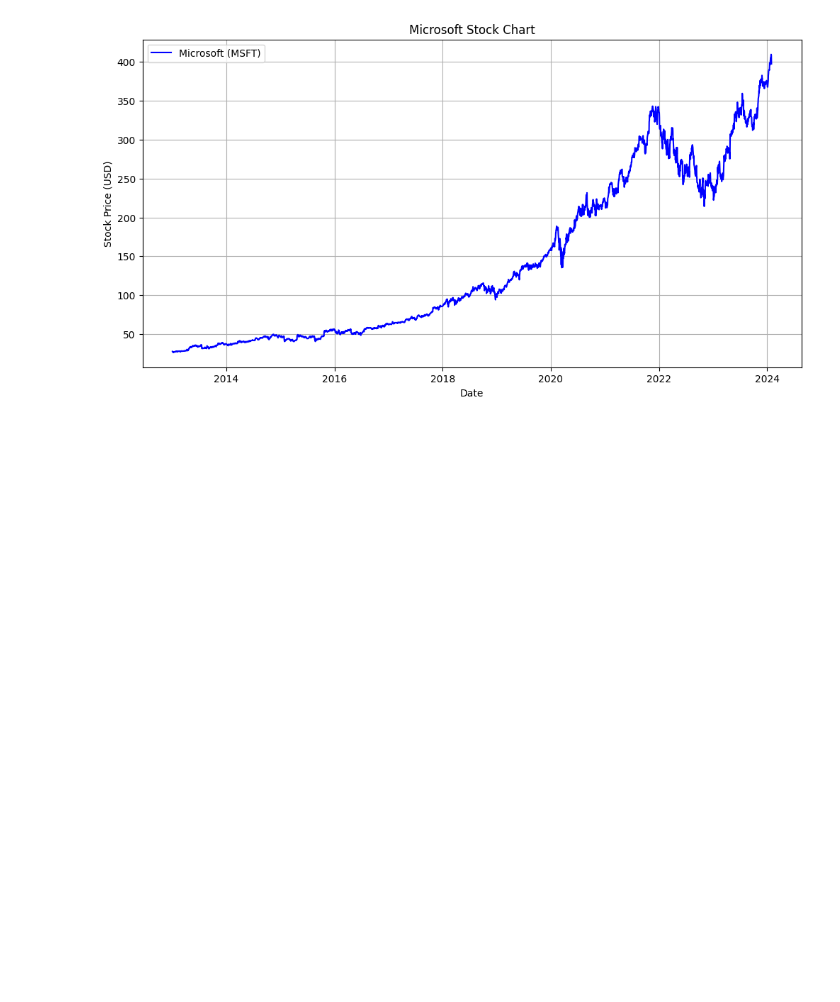
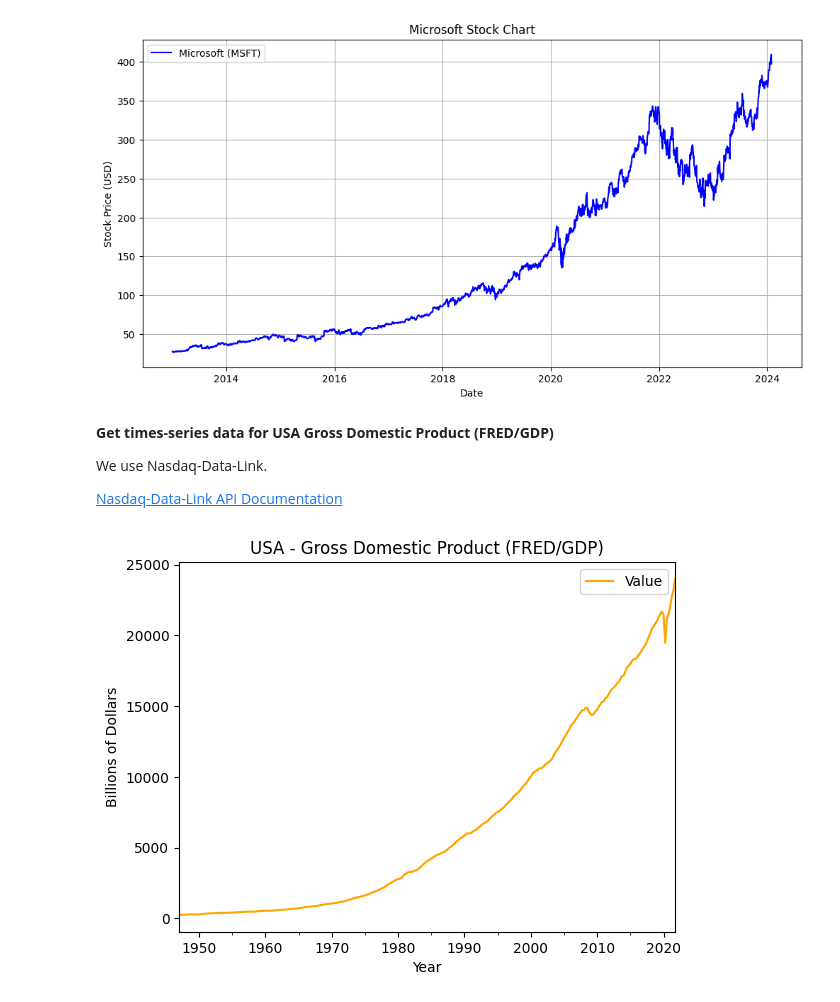
Before and after one commit to jakoch/jupyter-devbox, a Jupyter notebook: notebooks/finance.ipynb, the cells around one changed output. Cells and saved outputs as stored; diff of their text form; code cells hidden in the pictures; blank space fills up the shorter version.

Commit message:
added nasdaq-data-link FRED/GDP example

```diff
--- a/notebooks/finance.ipynb
+++ b/notebooks/finance.ipynb
@@ -26,3 +26,23 @@ plt.show()
 # %% [output]
 [*********************100%%**********************]  1 of 1 completed
 [figure]
+# %% [markdown]
+**Get times-series data for USA Gross Domestic Product (FRED/GDP)**
+
+We use Nasdaq-Data-Link.
+
+[Nasdaq-Data-Link API Documentation](https://docs.data.nasdaq.com/)
+# %%
+import nasdaqdatalink
+data = ndl.get("FRED/GDP", start_date="1945-01-01", end_date="2024-01-01")
+data.head()
+
+# plot
+import matplotlib.pyplot as plt
+data.plot(color='orange')
+plt.ylabel('Billions of Dollars')
+plt.xlabel('Year')
+plt.title('USA - Gross Domestic Product (FRED/GDP)')
+plt.show()
+# %% [output]
+[figure, added]
```
